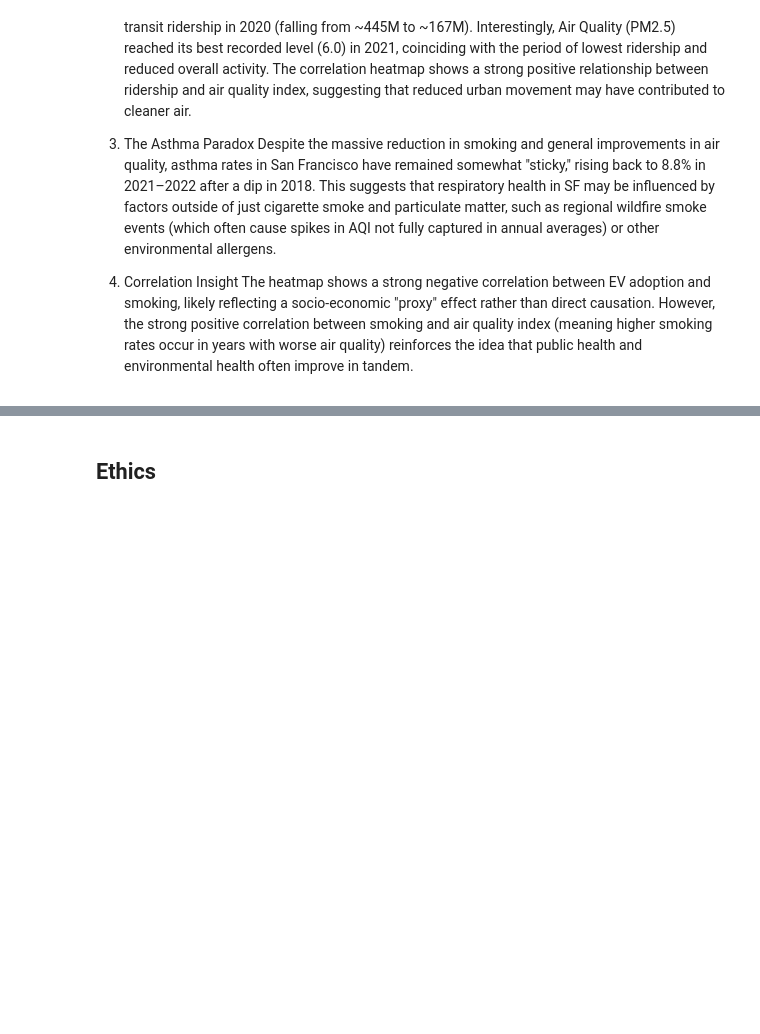
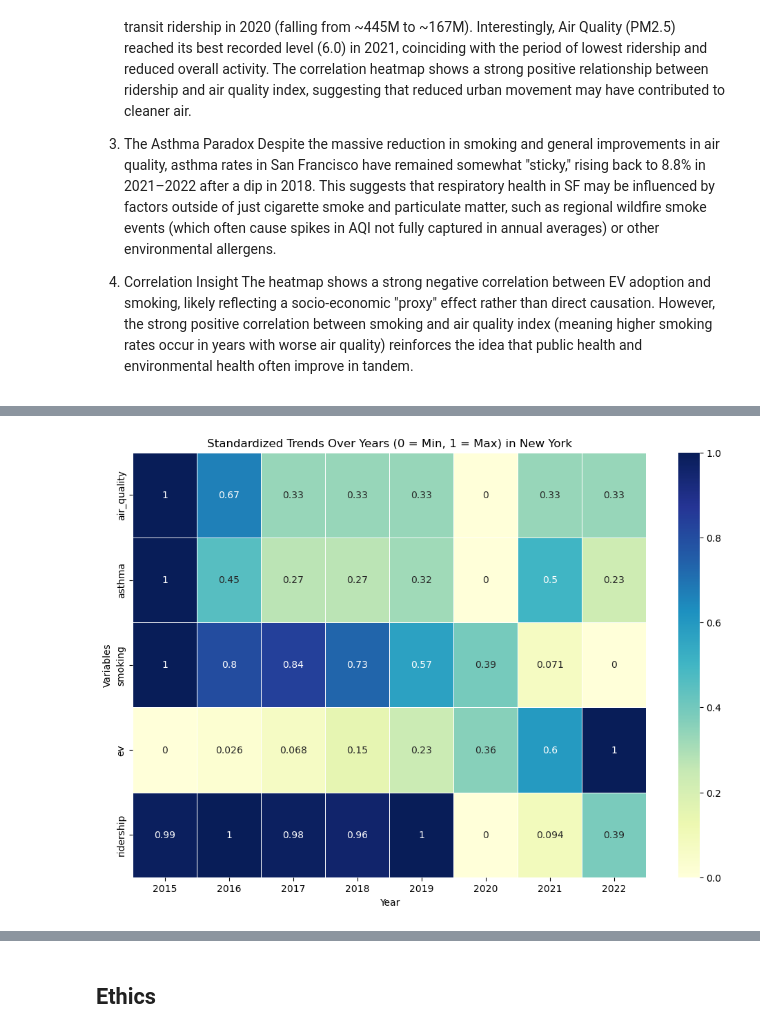
Before and after one commit to COGS108/Group026_WI26, a Jupyter notebook: 02-EDACheckpoint.ipynb, the cells around one changed output, grey strips where cells are left out. Saved outputs shown, nothing was run; the diff lists cells and outputs as text; code cells hidden in the pictures; blank space fills up the shorter version.

```diff
--- a/02-EDACheckpoint.ipynb
+++ b/02-EDACheckpoint.ipynb
@@ -1660,0 +1775,33 @@ The heatmap shows a strong negative correlation between EV adoption and smoking,
+# %%
+import pandas as pd
+import seaborn as sns
+import matplotlib.pyplot as plt
+from sklearn.preprocessing import MinMaxScaler
+
+# 1. Prepare your data (assuming asthma_plot contains your cleaned data)
+# We only want to scale the numeric columns, excluding 'year' if it's the index
+# Standardize everything before plotting the heatmap
+cols_to_scale = ['air_quality', 'asthma', 'smoking', 'ev', 'ridership']
+heatmap_data = ny_df.set_index('year')[cols_to_scale]
+
+# 2. Standardize the data using MinMaxScaler (scales everything 0 to 1)
+scaler = MinMaxScaler()
+standardized_array = scaler.fit_transform(heatmap_data)
+
+# 3. Convert back to a DataFrame
+standardized_df = pd.DataFrame(
+    standardized_array,
+    index=heatmap_data.index,
+    columns=heatmap_data.columns
+)
+
+# 4. Plot the Heatmap
+plt.figure(figsize=(12, 8))
+sns.heatmap(standardized_df.T, annot=True, cmap='YlGnBu', linewidths=.5)
+
+plt.title('Standardized Trends Over Years (0 = Min, 1 = Max) in New York')
+plt.xlabel('Year')
+plt.ylabel('Variables')
+plt.show()
+# %% [output]
+[figure, added]
```
Also changed, not shown: parts of 25 cells of this notebook.
